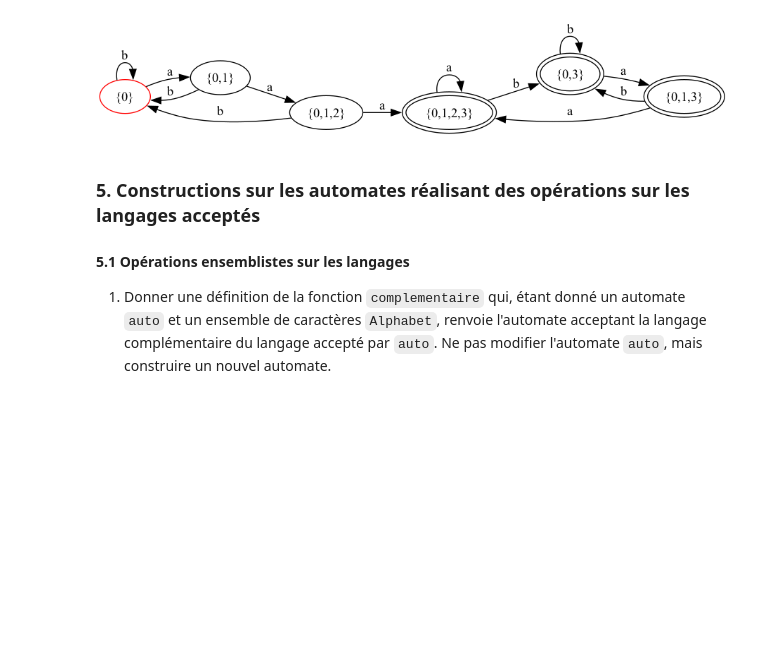
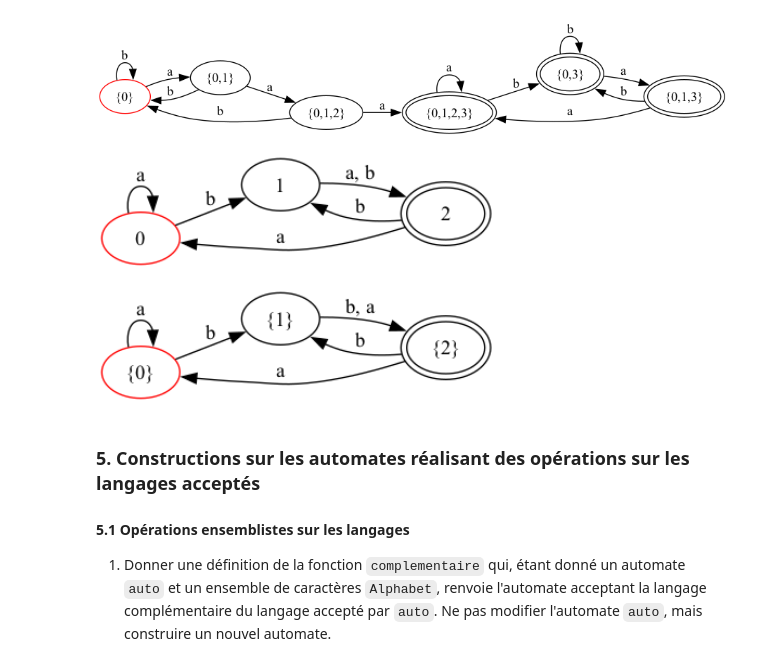
Before and after one commit to userdigitaldevil/automata, a Jupyter notebook: Projet_etudiant_sethOrig.ipynb, the cells around one changed output. Drawn from its saved outputs; the diff is of its cells as text; code cells hidden in the pictures; blank space fills up the shorter version.

```diff
--- a/Projet_etudiant_sethOrig.ipynb
+++ b/Projet_etudiant_sethOrig.ipynb
@@ -1069,6 +1069,12 @@ True
 [figure]
 # %%
 # Fournir un autre jeu de tests
+auto1.show()
+auto1_det = auto1.determinisation()
+auto1_det.show()
+# %% [output]
+[figure, added]
+[figure, added]
 # %% [markdown]
 ### 5. Constructions sur les automates réalisant  des opérations sur les langages acceptés <a class="anchor" id="sec5"></a>
 
```
Also changed, not shown: parts of 25 cells of this notebook, 4 other files.
